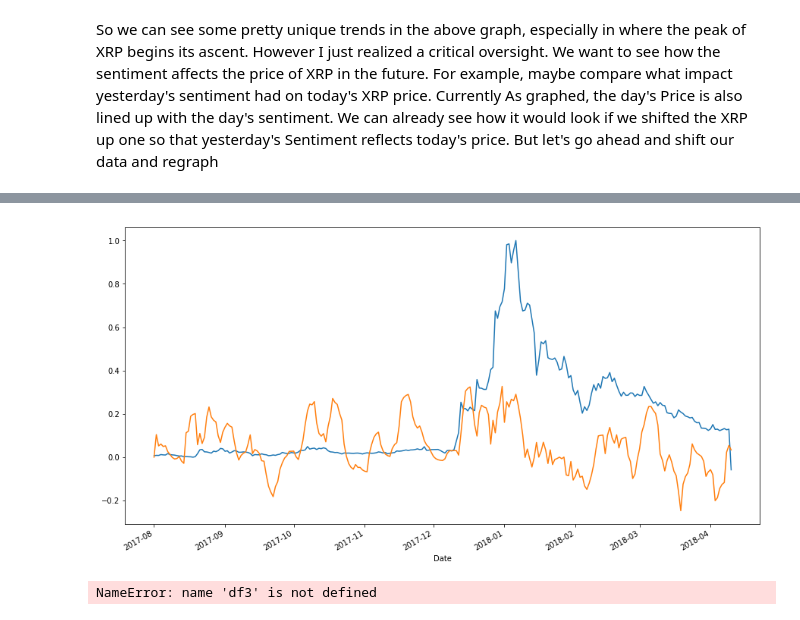
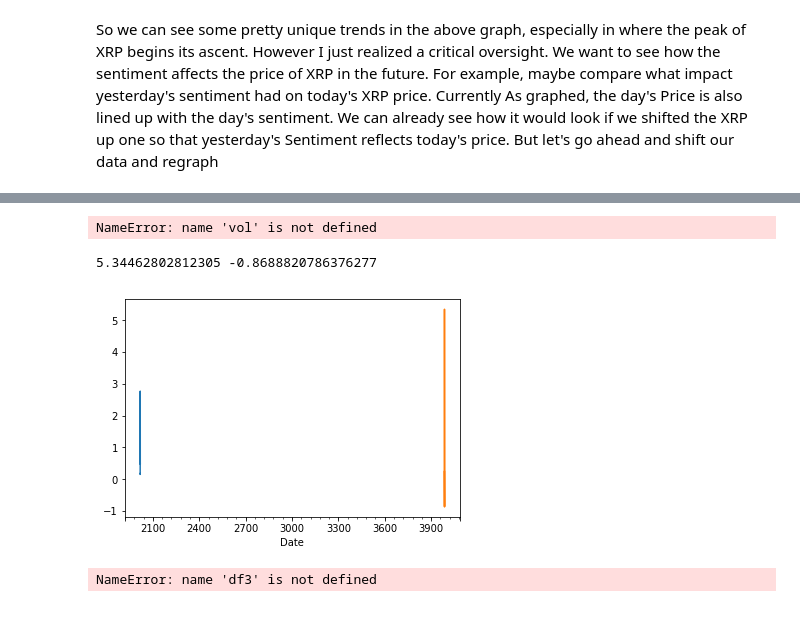
Before and after one commit to Mooseburger1/Springboard-Data-Science-Immersive, a Jupyter notebook: Capstone 1 Project/EDA/EDA.ipynb, the cells around one changed output, grey strips where cells are left out. Cells and saved outputs as stored; diff of their text form; code cells hidden in the pictures.

```diff
--- a/Capstone 1 Project/EDA/EDA.ipynb
+++ b/Capstone 1 Project/EDA/EDA.ipynb
@@ -391,0 +398,11 @@ test.drop(['ffill','ffill_avg'],axis =1).head(12)
+# %%
+df2[('XRP','Vol.')] = pd.to_numeric(df2[('XRP','Vol.')].str.replace('M',''))
+# %%
+color = ['g']
+for i in range(1,len(df2)):
+    if vol[i] > vol[i-1]:
+        color.append('g')
+    else:
+        color.append('r')
+# %% [output]
+NameError: name 'vol' is not defined
@@ -392,12 +415,15 @@ test.drop(['ffill','ffill_avg'],axis =1).head(12)
+# %%
+x = df2[('XRP','Vol.')]
+print(x.max(),x.min())
+# %% [output]
+5.34462802812305 -0.8688820786376277
 # %%
-fig = plt.figure(figsize = (15,8))
-ax = plt.subplot(111)
-ax.plot(test.index, shifted[:,0])
-test.box_filter.plot(ax = ax)
-
+## fig = plt.figure(figsize = (15,8))
+df2[('XRP','Price')].plot()
+plt.plot(df2.index,x)
 plt.show()
 # %% [output]
-[figure, old version]
+[figure, new version]
 # %%
 df3['% Change Binned'],bins = pd.cut(df3[('XRP','Change %')], bins = 20, labels = range(20),retbins=True)
 print(bins)
```
Also changed, not shown: parts of 7 cells of this notebook, 1 other file.
